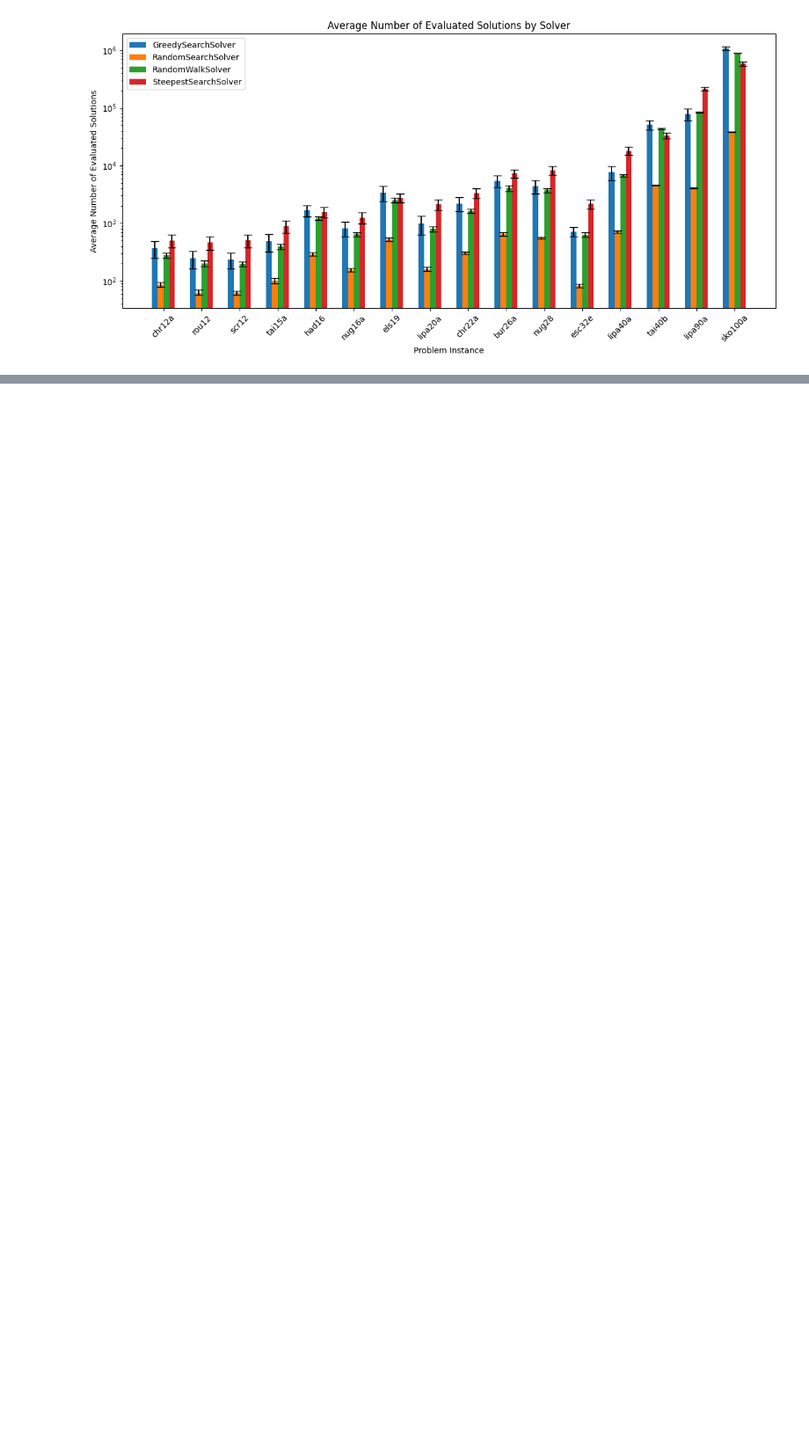
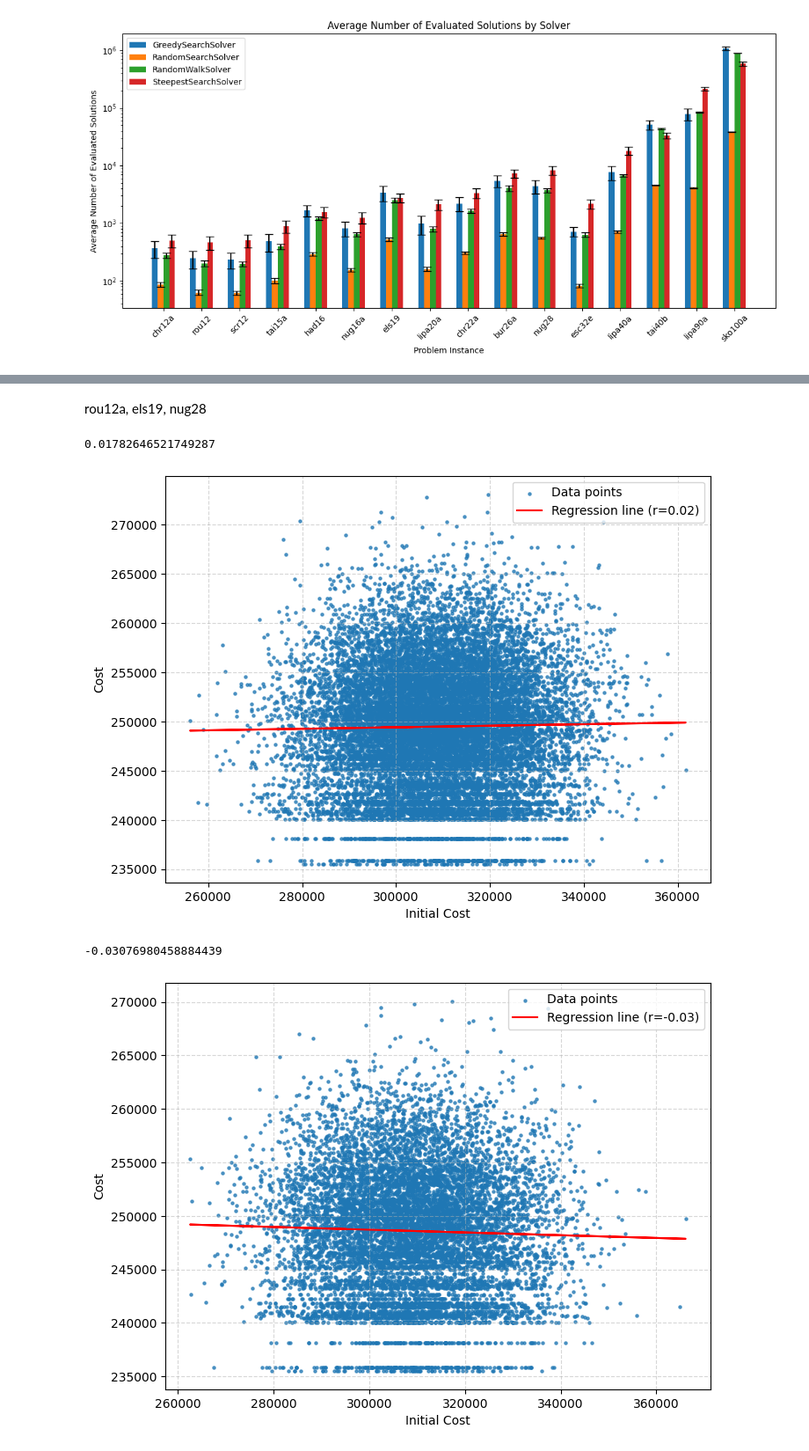
Before and after one commit to krzysztof-m-w/BIA, a Jupyter notebook: result_analysis.ipynb, the cells around one changed output, grey strips where cells are left out. Shown at 88% size. Drawn from its saved outputs; the diff is of its cells as text; code cells hidden in the pictures; blank space fills up the shorter version.

Commit message:
add initial/final cost correlation plot

```diff
--- a/result_analysis.ipynb
+++ b/result_analysis.ipynb
@@ -23,11 +24,13 @@ def get_result_table(statistic_name: str):
         tmp_dict[solver_name].append(data[statistic_name])
     return pd.DataFrame(tmp_dict, index=problem_names)
 
-def get_result_table_average(statistic_name: str):
+def get_result_table_average(statistic_name: str, solver_names: list=[]):
     tmp_dict = dict()
     problem_names=list()
     for name, data in results.items():
         problem_name, solver_name = name.split("-")
+        if solver_names and solver_name not in solver_names:
+            continue
         if problem_name not in problem_names:
             problem_names.append(problem_name)
         if solver_name not in tmp_dict:
@@ -36,6 +39,16 @@ def get_result_table_average(statistic_name: str):
             np.average([solution[statistic_name] for solution in data["solutions"]])
             )
     return pd.DataFrame(tmp_dict, index=problem_names)
+
+def get_unaggregated_results(statistics_names: list, solver_name: str, problem_name: str):
+    tmp_dict = {statistic_name: [] for statistic_name in statistics_names}
+    for name, data in results.items():
+        _problem_name, _solver_name = name.split("-")
+        if _problem_name == problem_name and _solver_name == solver_name:
+            for solution in data['solutions']:
+                for statistic_name in statistics_names:
+                    tmp_dict[statistic_name].append(solution[statistic_name])
+    return pd.DataFrame(tmp_dict)
 # %%
 avg_times = get_result_table("avg_time")
 avg_times.head()
@@ -412,3 +425,11 @@ plt.tight_layout()
 plt.show()
 # %% [output]
 [figure]
+# %%
+for problem_name in problem_order:
+    for solver_name in ['GreedySearchSolver', 'SteepestSearchSolver']:
+        statistics = get_unaggregated_results(['cost', 'initial_cost'], solver_name, problem_name)
+        if len(statistics) < 200:
+            continue
+        correlation = statistics['cost'].corr(statistics['initial_cost'])
+        print(solver_name, problem_name, correlation, len(statistics))
@@ -414,0 +454,29 @@ plt.show()
+# %% [markdown]
+rou12a, els19, nug28
+# %%
+def plot_cost_init_cost(solver_name:str, problem_name: str):
+    statistics = get_unaggregated_results(['cost', 'initial_cost'], solver_name, problem_name)
+    correlation = statistics['cost'].corr(statistics['initial_cost'])
+
+    print(correlation)
+
+    slope, intercept = np.polyfit(statistics['initial_cost'], statistics['cost'], 1)
+    regression_line = np.poly1d((slope, intercept))
+
+    plt.figure(figsize=(8, 6))
+    plt.scatter(statistics['initial_cost'], statistics['cost'], s=5, alpha=0.7, label='Data points')
+    plt.plot(statistics['initial_cost'], regression_line(statistics['initial_cost']), color='red', label=f'Regression line (r={correlation:.2f})')
+
+    plt.xlabel('Initial Cost')
+    plt.ylabel('Cost')
+    plt.grid(True, linestyle='--', alpha=0.5)
+    plt.legend()
+    plt.show()
+# %%
+plot_cost_init_cost('GreedySearchSolver', 'rou12')
+plot_cost_init_cost('SteepestSearchSolver', 'rou12')
+# %% [output]
+0.01782646521749287
+[figure, added]
+-0.03076980458884439
+[figure, added]
```
Also changed, not shown: parts of 4 cells of this notebook.
